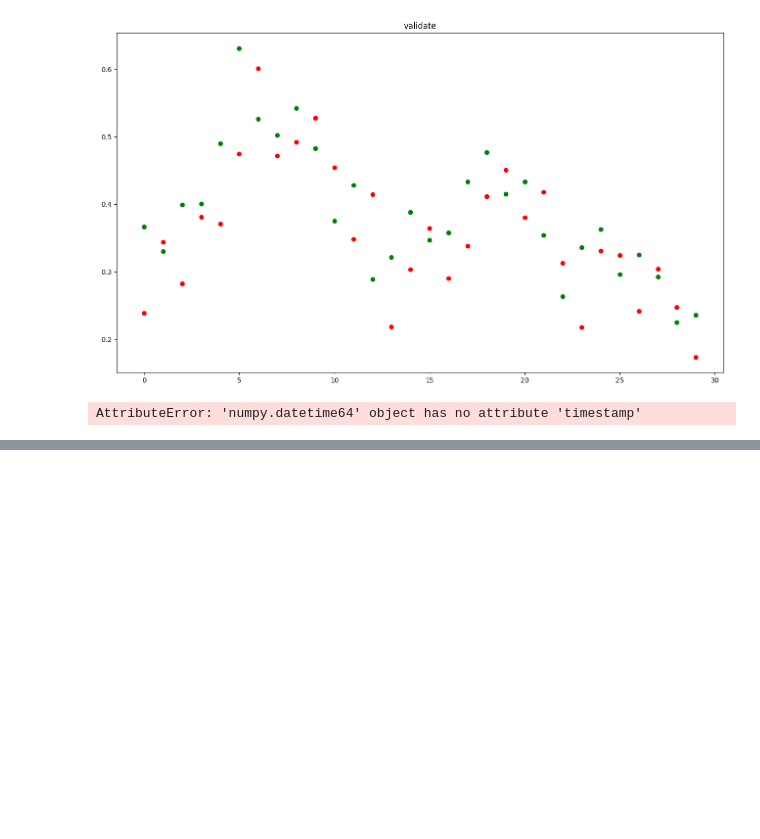
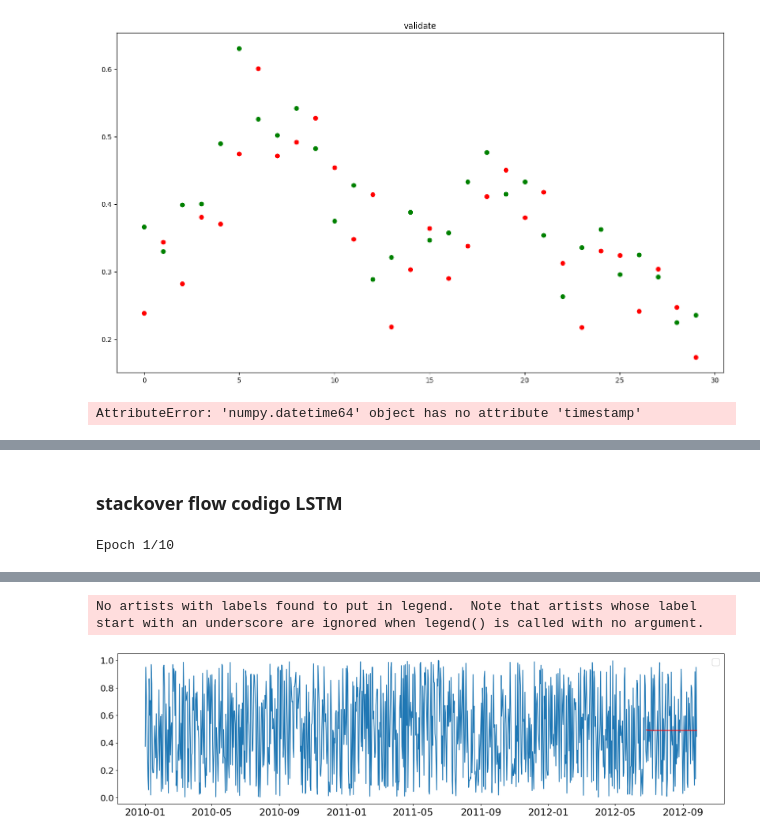
Before and after one commit to mapsm12/ANALISIS, a Jupyter notebook: analisis_jquispe.ipynb, the cells around one changed output, grey strips where cells are left out. Cells and saved outputs as stored; diff of their text form; code cells hidden in the pictures; blank space fills up the shorter version.

```diff
--- a/analisis_jquispe.ipynb
+++ b/analisis_jquispe.ipynb
@@ -6936,0 +6941,65 @@ IndexError: index 0 is out of bounds for axis 0 with size 0
+# %% [markdown]
+### stackover flow codigo LSTM
+# %%
+import numpy as np
+import pandas as pd
+import matplotlib.pyplot as plt
+from statsmodels.tools.eval_measures import rmse
+from sklearn.preprocessing import MinMaxScaler
+from keras.preprocessing.sequence import TimeseriesGenerator
+from keras.models import Sequential
+from keras.layers import Dense, LSTM, Dropout
+import warnings
+warnings.filterwarnings("ignore")
+
+# Generar una serie de tiempo aleatoria con NumPy random
+np.random.seed(42)
+n_points = 1000
+random_data = np.random.rand(n_points)
+
+# Configurar las fechas para la serie de tiempo (puedes ajustar las fechas según tus necesidades)
+start_date = '2010-01-01'
+end_date = '2012-09-27'
+dates = pd.date_range(start=start_date, periods=n_points, freq='D')
+
+# Crear el DataFrame con la serie de tiempo aleatoria
+df = pd.DataFrame({'Fecha': dates, 'Temperature': random_data})
+df.set_index('Fecha', inplace=True)
+
+n_input = 92
+train, test = df[:-n_input], df[-n_input:]
+
+scaler = MinMaxScaler()
+scaler.fit(train)
+train = scaler.transform(train)
+test = scaler.transform(test)
+
+n_features = 1
+generator = TimeseriesGenerator(train, train, length=n_input, batch_size=1)
+model = Sequential()
+model.add(LSTM(200, activation='relu', input_shape=(n_input, n_features)))
+model.add(Dropout(0.15))
+model.add(Dense(1))
+model.compile(optimizer='adam', loss='mse')
+model.fit_generator(generator, epochs=10)
+
+pred_list = []
+batch = train[-n_input:].reshape((1, n_input, n_features))
+
+for i in range(n_input):
+    pred_list.append(model.predict(batch)[0])
+    batch = np.append(batch[:, 1:, :], [[pred_list[i]]], axis=1)
+
+df_predict = pd.DataFrame(scaler.inverse_transform(pred_list),
+                          index=df[-n_input:].index, columns=['Prediction'])
+df_test = pd.concat([df, df_predict], axis=1)
+
+plt.figure(figsize=(20, 5))
+plt.plot(df_test.index, df_test['Temperature'])
+plt.plot(df_test.index, df_test['Prediction'], color='r')
+plt.legend(loc='best', fontsize='xx-large')
+plt.xticks(fontsize=18)
+plt.yticks(fontsize=16)
+plt.show()
+# %% [output]
+Epoch 1/10
@@ -6936,0 +7025,2 @@ IndexError: index 0 is out of bounds for axis 0 with size 0
+No artists with labels found to put in legend.  Note that artists whose label start with an underscore are ignored when legend() is called with no argument.
+[figure, added]
```
Also changed, not shown: parts of 2 cells of this notebook, 1 other file.
